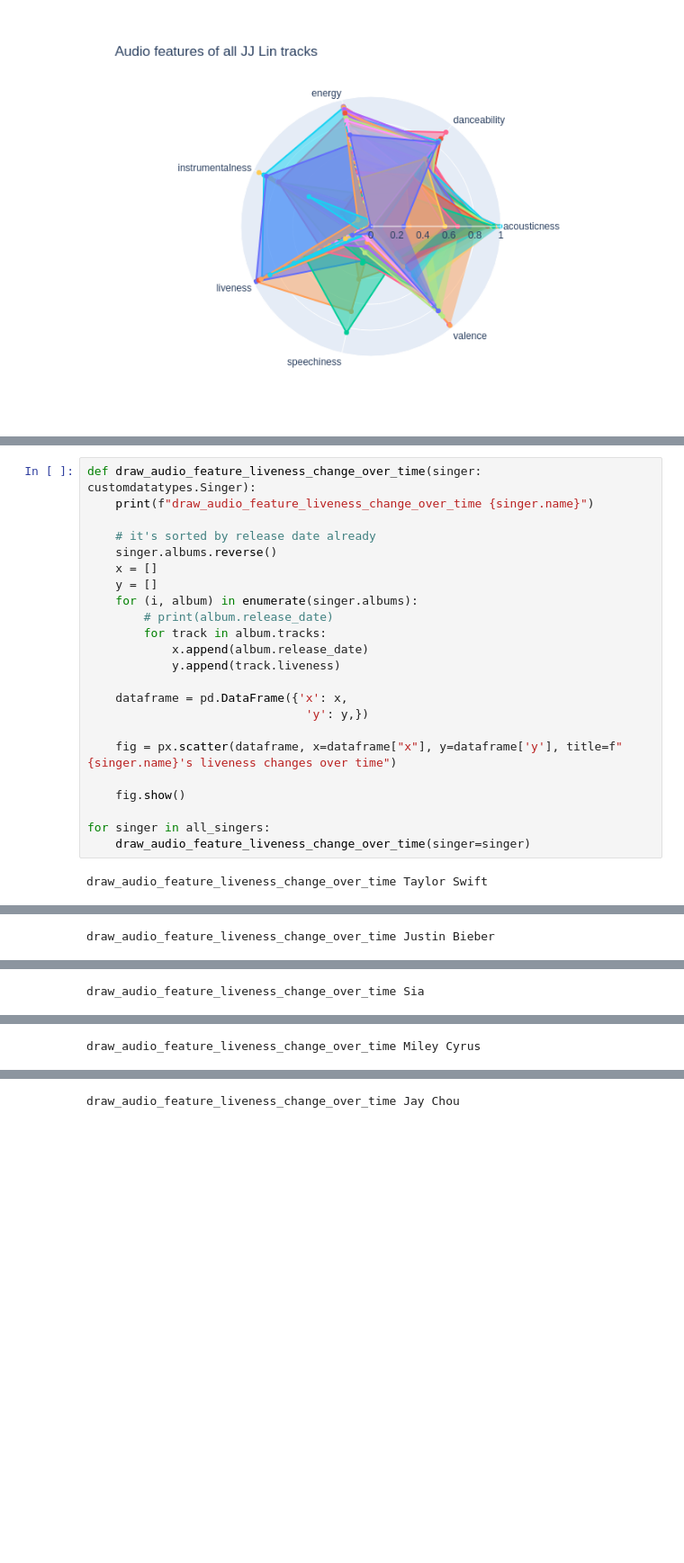
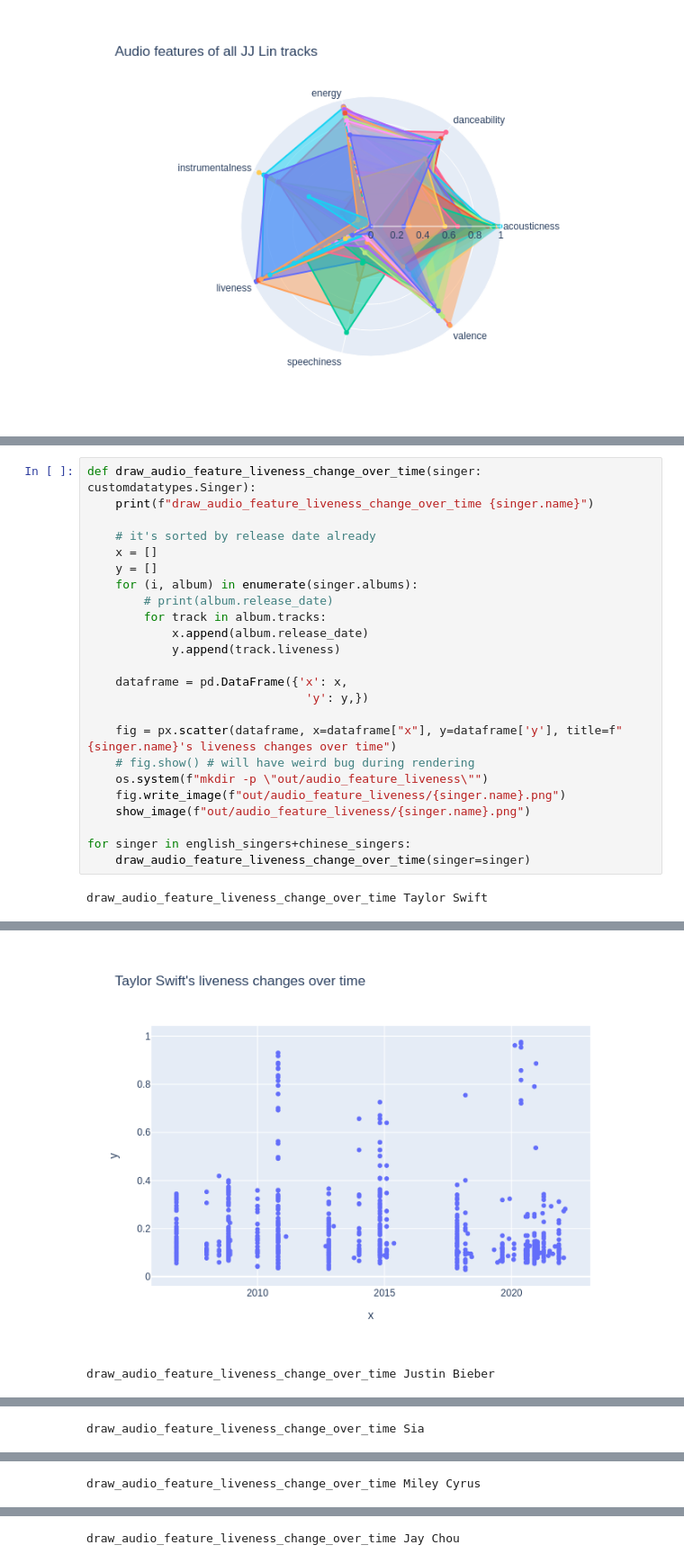
Before and after one commit to com-480-data-visualization/datavis-project-2022-shazam, a Jupyter notebook: dataset/crawler/notebook.ipynb, the cells around one changed output, grey strips where cells are left out. Shown at 90% size. Drawn from its saved outputs; the diff is of its cells as text; blank space fills up the shorter version.

```diff
--- a/dataset/crawler/notebook.ipynb
+++ b/dataset/crawler/notebook.ipynb
@@ -388,7 +384,6 @@ def draw_audio_feature_liveness_change_over_time(singer: customdatatypes.Singer)
     print(f"draw_audio_feature_liveness_change_over_time {singer.name}")
 
     # it's sorted by release date already
-    singer.albums.reverse()
     x = []
     y = []
     for (i, album) in enumerate(singer.albums):
@@ -401,10 +396,12 @@ def draw_audio_feature_liveness_change_over_time(singer: customdatatypes.Singer)
                                'y': y,})
 
     fig = px.scatter(dataframe, x=dataframe["x"], y=dataframe['y'], title=f"{singer.name}'s liveness changes over time")
+    # fig.show() # will have weird bug during rendering
+    os.system(f"mkdir -p \"out/audio_feature_liveness\"")
+    fig.write_image(f"out/audio_feature_liveness/{singer.name}.png")
+    show_image(f"out/audio_feature_liveness/{singer.name}.png")
 
-    fig.show()
-
-for singer in all_singers:
+for singer in english_singers+chinese_singers:
     draw_audio_feature_liveness_change_over_time(singer=singer)
 # %% [output]
 draw_audio_feature_liveness_change_over_time Taylor Swift
@@ -412 +408,2 @@ draw_audio_feature_liveness_change_over_time Taylor Swift
+[figure, added]
 draw_audio_feature_liveness_change_over_time Justin Bieber
```
Also changed, not shown: parts of 7 cells of this notebook.
